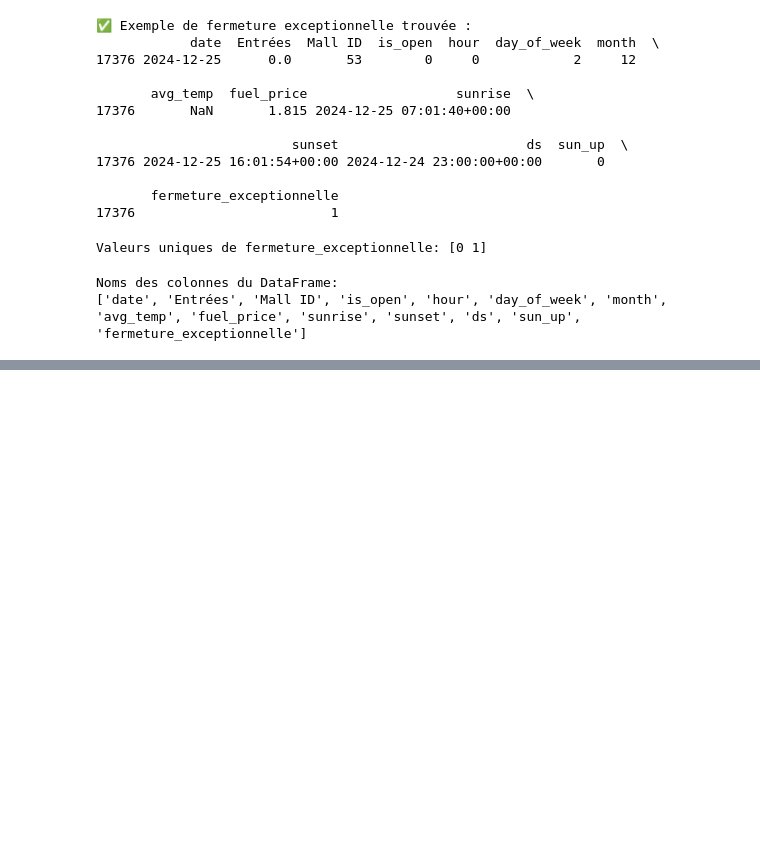
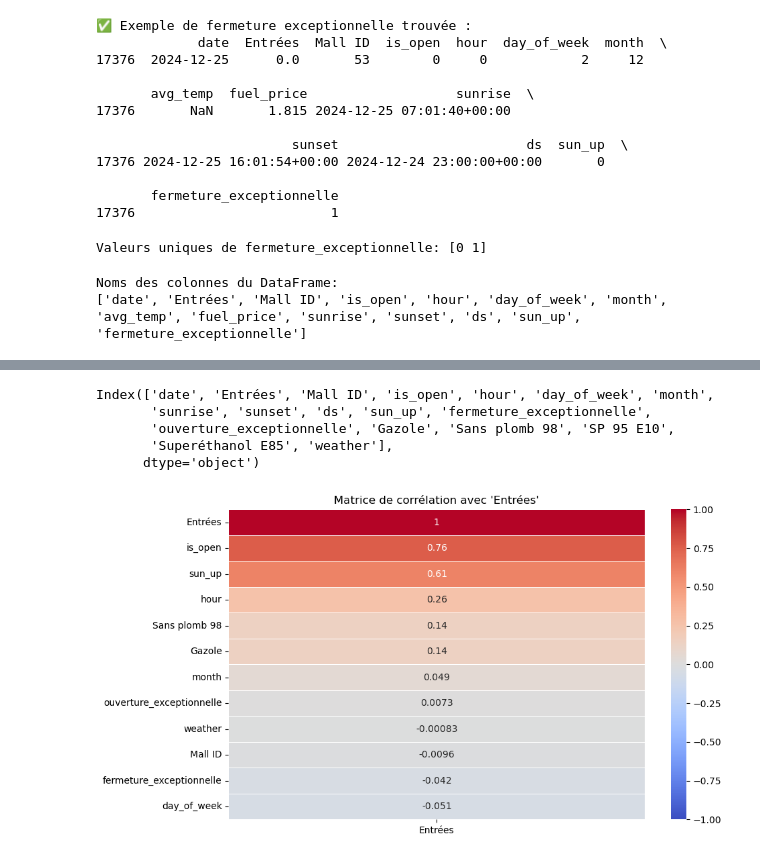
Before and after one commit to fodie97/predicting_footstep_in_malls, a Jupyter notebook: Création dataset final propre.ipynb, the cells around one changed output, grey strips where cells are left out. Drawn from its saved outputs; the diff is of its cells as text; code cells hidden in the pictures; blank space fills up the shorter version.

Commit message:
Création du dataset pour le ML avant feature engineering poussé

```diff
--- a/Création dataset final propre.ipynb
+++ b/Création dataset final propre.ipynb
@@ -778,0 +1232,4 @@ print(df_ml_with_fermetures[df_ml_with_fermetures['date'] == '2024-12-25'].iloc[
+# %%
+import pandas as pd
+df_ml_fe_oe = pd.read_csv(r"C:\Users\David\Documents\Albert school\Carmila alberton\Data for the CARMILA challenge\Dataset pour le ML\df_ml_fe_oe_with_weather.csv")
+print(df_ml_fe_oe.head())
@@ -778,0 +1254,24 @@ print(df_ml_with_fermetures[df_ml_with_fermetures['date'] == '2024-12-25'].iloc[
+# %%
+df_ml_fe_oe.columns
+# %% [output]
+Index(['date', 'Entrées', 'Mall ID', 'is_open', 'hour', 'day_of_week', 'month',
+       'sunrise', 'sunset', 'ds', 'sun_up', 'fermeture_exceptionnelle',
+       'ouverture_exceptionnelle', 'Gazole', 'Sans plomb 98', 'SP 95 E10',
+       'Superéthanol E85', 'weather'],
+      dtype='object')
+# %%
+import matplotlib.pyplot as plt
+import seaborn as sns
+
+# Calculer la matrice de corrélation
+correlation_matrix = df_ml_fe_oe.corr(numeric_only=True)
+
+# Générer une heatmap de corrélation avec 'Entrées' mis en avant
+plt.figure(figsize=(10, 6))
+sns.heatmap(correlation_matrix[['Entrées']].sort_values(by='Entrées', ascending=False),
+            annot=True, cmap='coolwarm', linewidths=0.5, vmin=-1, vmax=1)
+
+plt.title("Matrice de corrélation avec 'Entrées'")
+plt.show()
+# %% [output]
+[figure, added]
```
Also changed, not shown: parts of 23 cells of this notebook, 18 other files.
